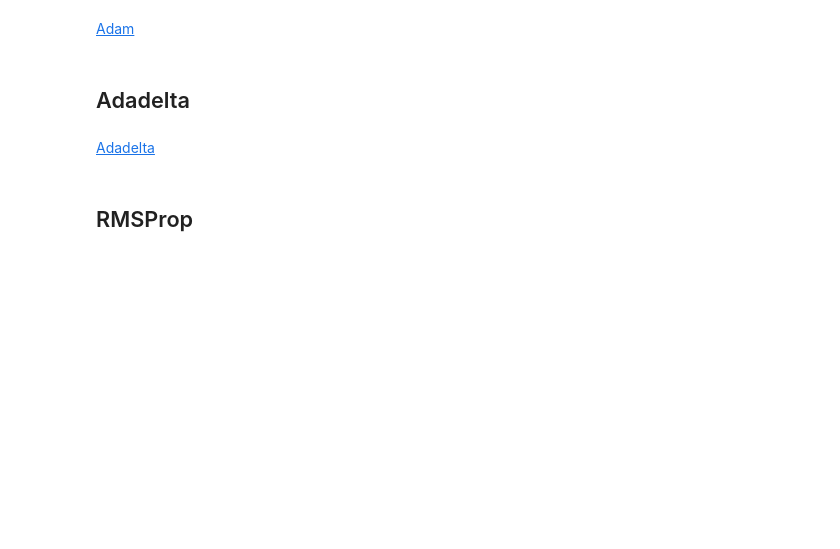
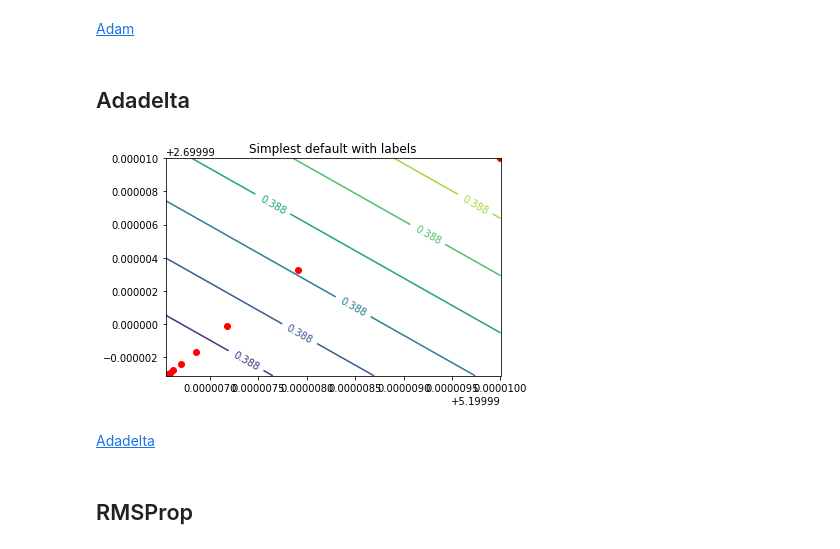
Before and after one commit to adamtiger/DeepLearningTutorial, a Jupyter notebook: DL8_Optimizers.ipynb, the cells around one changed output. Cells and saved outputs as stored; diff of their text form; code cells hidden in the pictures; blank space fills up the shorter version.

```diff
--- a/DL8_Optimizers.ipynb
+++ b/DL8_Optimizers.ipynb
@@ -83,6 +122,12 @@ The formula:
 [Adam](https://arxiv.org/pdf/1412.6980.pdf)
 # %% [markdown]
 ## Adadelta
+# %%
+op = optimizers.Adadelta(0.95)
+path, view = optimize(x, op, 1000)
+plot_learning_path(view, loss, path)
+# %% [output]
+[figure, added]
 # %% [markdown]
 [Adadelta](https://arxiv.org/pdf/1212.5701.pdf)
 # %% [markdown]
```
Also changed, not shown: parts of 13 cells of this notebook, 1 other file.
